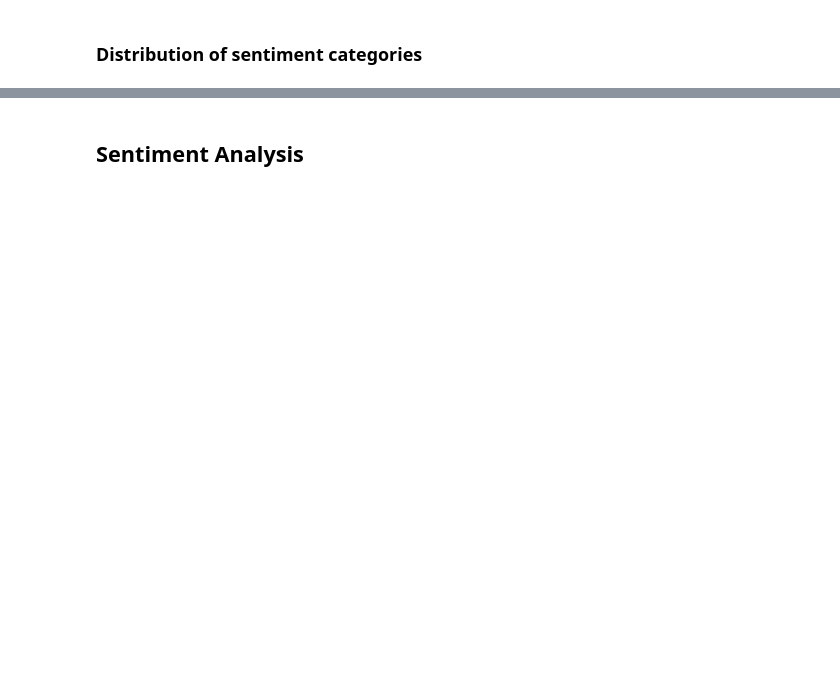
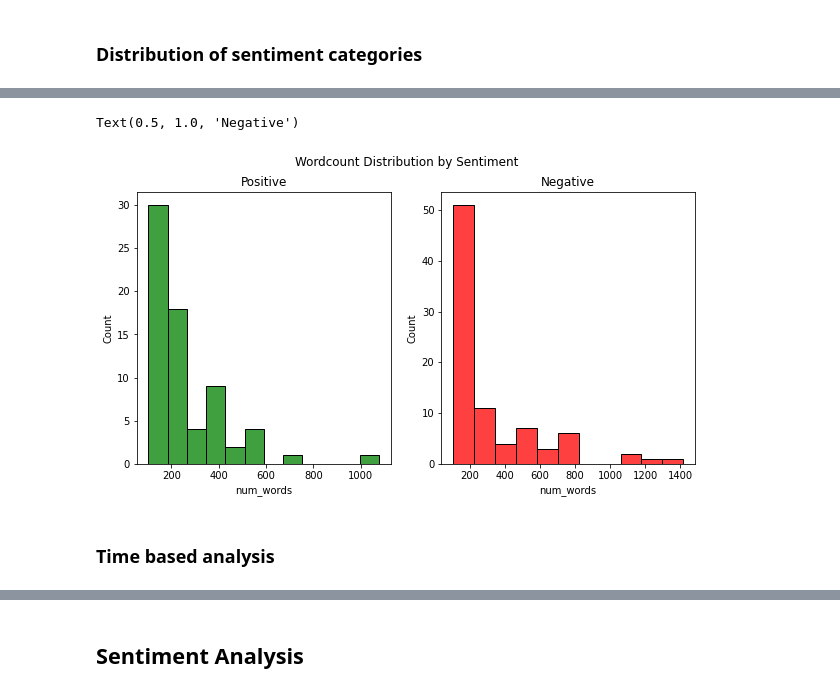
Before and after one commit to nszoni/reddit_conspiracy_theories, a Jupyter notebook: python/reddit_conspiracy_theories.ipynb, the cells around one changed output, grey strips where cells are left out. Cells and saved outputs as stored; diff of their text form; code cells hidden in the pictures; blank space fills up the shorter version.

```diff
--- a/python/reddit_conspiracy_theories.ipynb
+++ b/python/reddit_conspiracy_theories.ipynb
@@ -224,0 +247,15 @@ sns.countplot(x='sentiment', hue='label', data=body_data)
+# %%
+fig, axes = plt.subplots(1, 2, figsize=(10, 5))
+fig.suptitle('Wordcount Distribution by Sentiment')
+
+
+sns.histplot(body_data[(body_data['sentiment']=='pos') & (body_data['num_words'] > 100) & (body_data['num_words'] < 2000)]['num_words'], ax=axes[0],color='green')
+axes[0].set_title('Positive')
+
+sns.histplot(body_data[(body_data['sentiment']=='neg') & (body_data['num_words'] > 100) & (body_data['num_words'] < 2000)]['num_words'], ax=axes[1],color='red')
+axes[1].set_title('Negative')
+# %% [output]
+Text(0.5, 1.0, 'Negative')
+[figure, added]
+# %% [markdown]
+### Time based analysis
```
Also changed, not shown: parts of 12 cells of this notebook.
